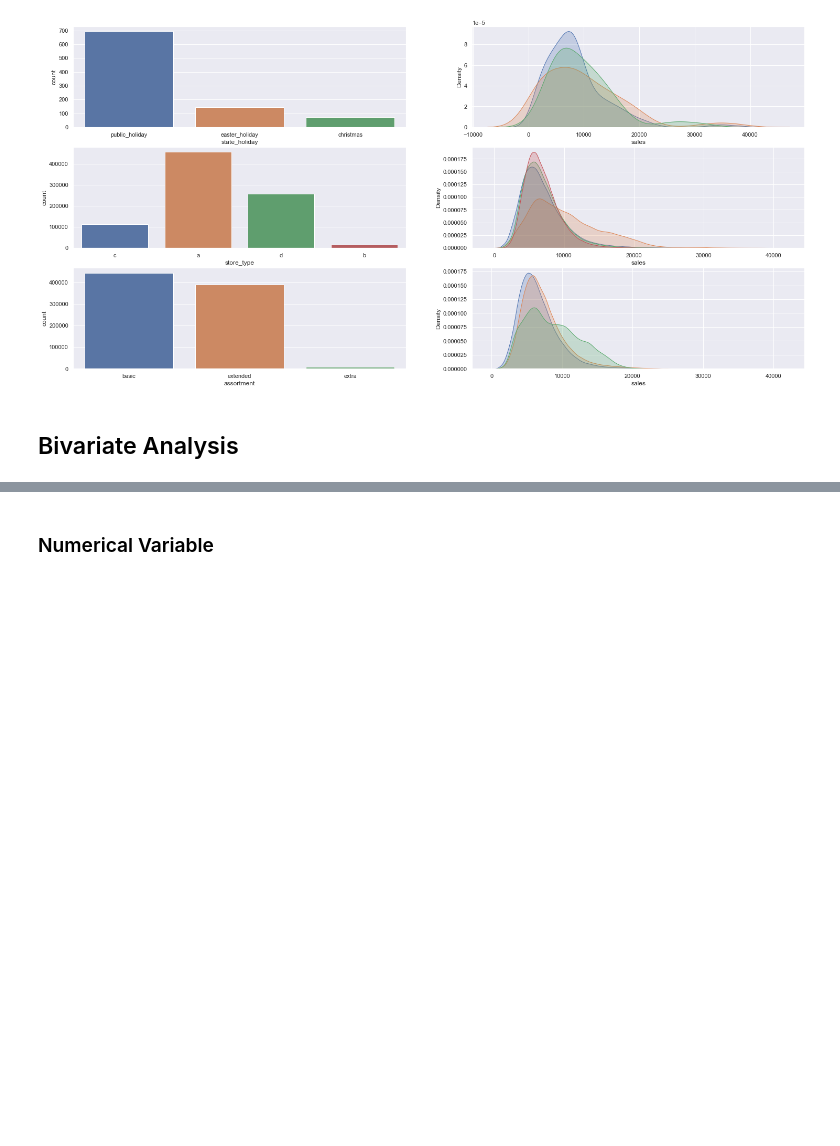
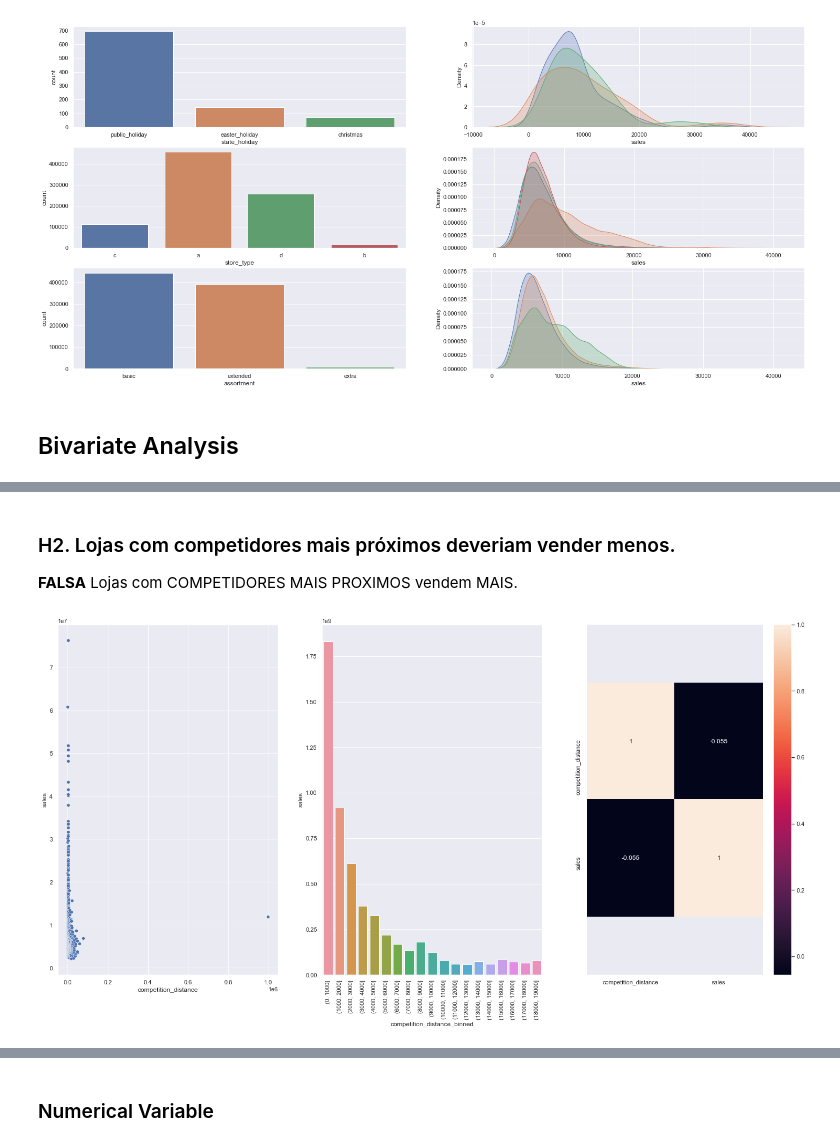
Before and after one commit to BernardoRFonseca/RossmannSalesPred, a Jupyter notebook: Store Sales Prediction.ipynb, the cells around one changed output, grey strips where cells are left out. Drawn from its saved outputs; the diff is of its cells as text; code cells hidden in the pictures; blank space fills up the shorter version.

```diff
--- a/Store Sales Prediction.ipynb
+++ b/Store Sales Prediction.ipynb
@@ -437,0 +569,23 @@ sns.kdeplot(df5[df5['assortment'] == 'extra']['sales'], label='extra', shade=Tru
+# %% [markdown]
+### H2. Lojas com competidores mais próximos deveriam vender menos.
+**FALSA** Lojas com COMPETIDORES MAIS PROXIMOS vendem MAIS.
+# %%
+aux1 = df5[['competition_distance', 'sales']].groupby( 'competition_distance' ).sum().reset_index()
+
+plt.subplot( 1, 3, 1 )
+sns.scatterplot( x ='competition_distance', y='sales', data=aux1 );
+
+plt.subplot( 1, 3, 2 )
+bins = list( np.arange( 0, 20000, 1000) )
+aux1['competition_distance_binned'] = pd.cut( aux1['competition_distance'],bins=bins )
+
+aux2 = aux1[['competition_distance_binned', 'sales']].groupby('competition_distance_binned' ).sum().reset_index()
+sns.barplot( x='competition_distance_binned', y='sales', data=aux2 );
+
+plt.xticks( rotation=90 );
+plt.subplot( 1, 3, 3 )
+x = sns.heatmap( aux1.corr( method='pearson' ), annot=True );
+bottom, top = x.get_ylim()
+x.set_ylim( bottom+0.5, top-0.5 );
+# %% [output]
+[figure, added]
```
Also changed, not shown: parts of 58 cells of this notebook, 2 other files.
